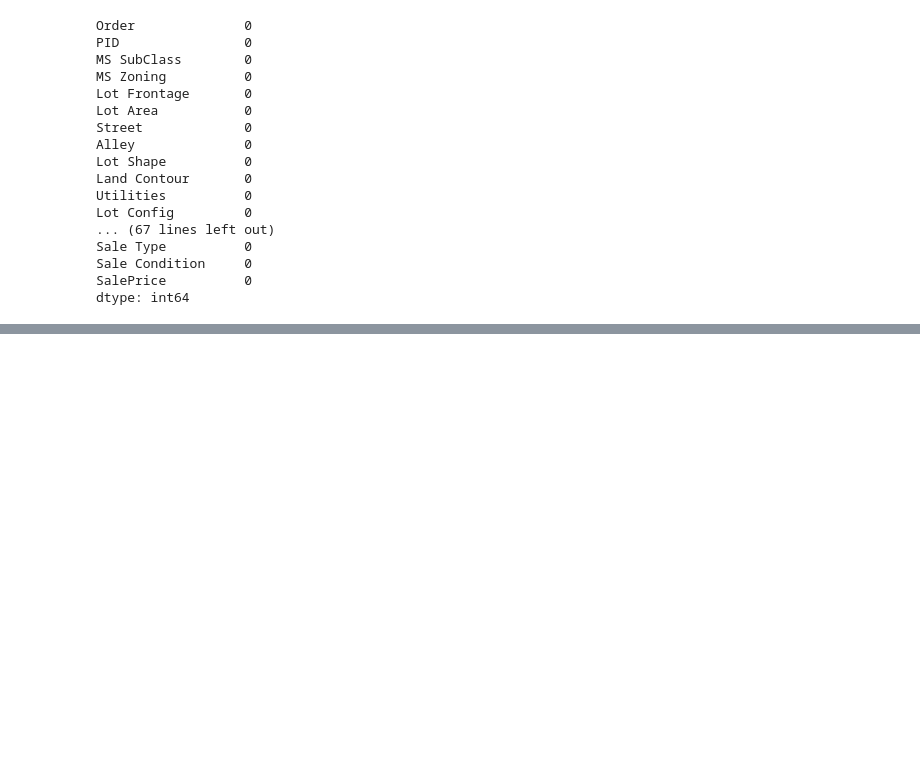
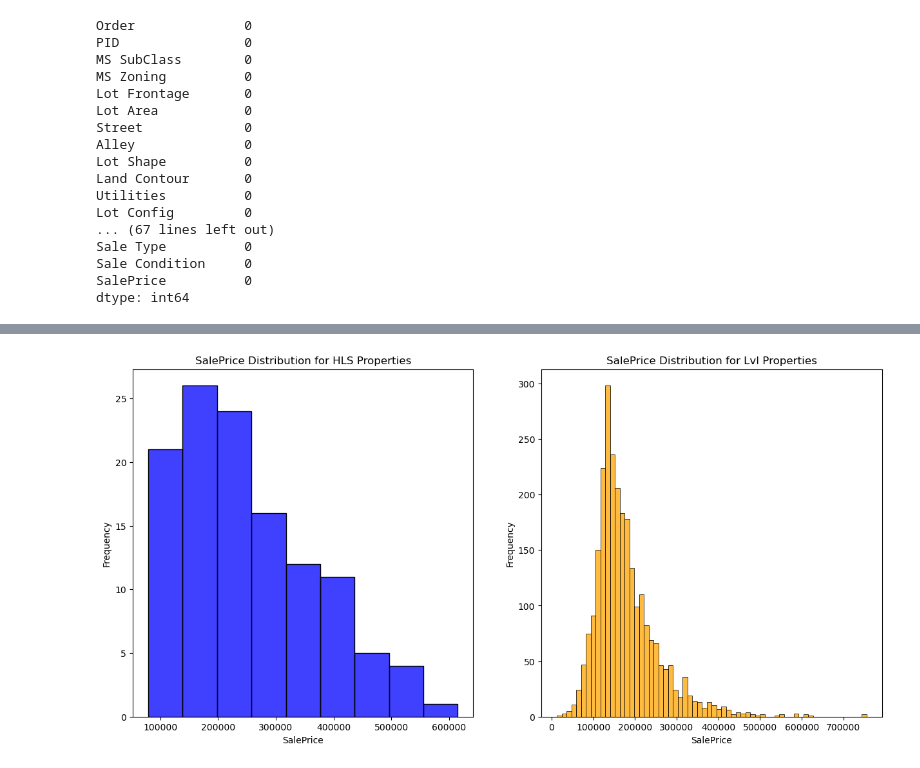
Before and after one commit to Sandeep20013/AI-Learning-Tracking, a Jupyter notebook: Projects/Ames Housing Prediction/Ames Housing Price Prediction.ipynb, the cells around one changed output, grey strips where cells are left out. Cells and saved outputs as stored; diff of their text form; code cells hidden in the pictures; blank space fills up the shorter version.

```diff
--- a/Projects/Ames Housing Prediction/Ames Housing Price Prediction.ipynb
+++ b/Projects/Ames Housing Prediction/Ames Housing Price Prediction.ipynb
@@ -385,0 +450,20 @@ dtype: int64
+# %%
+# Create subplots with 1 row and 2 columns
+fig, ax = plt.subplots(1, 2, figsize=(15, 7))
+
+# Plot for HLS properties
+sns.histplot(df[df["Land Contour"] == "HLS"]["SalePrice"], color='blue', ax=ax[0])
+ax[0].set_title("SalePrice Distribution for HLS Properties")
+ax[0].set_xlabel("SalePrice")
+ax[0].set_ylabel("Frequency")
+
+# Plot for Lvl properties
+sns.histplot(df[df["Land Contour"] == "Lvl"]["SalePrice"], color='orange', ax=ax[1])
+ax[1].set_title("SalePrice Distribution for Lvl Properties")
+ax[1].set_xlabel("SalePrice")
+ax[1].set_ylabel("Frequency")
+
+# Show the plot
+plt.show()
+# %% [output]
+[figure, added]
```
Also changed, not shown: parts of 14 cells of this notebook.
